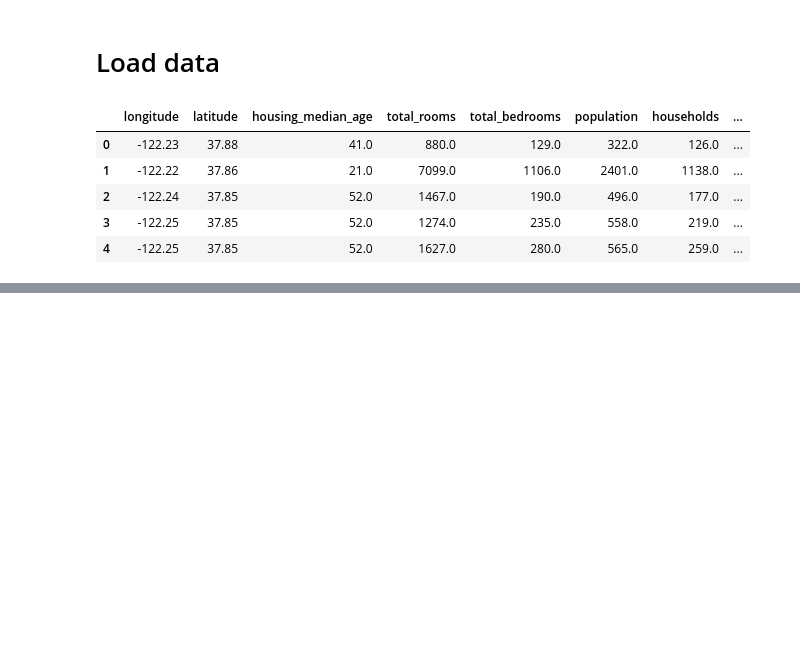
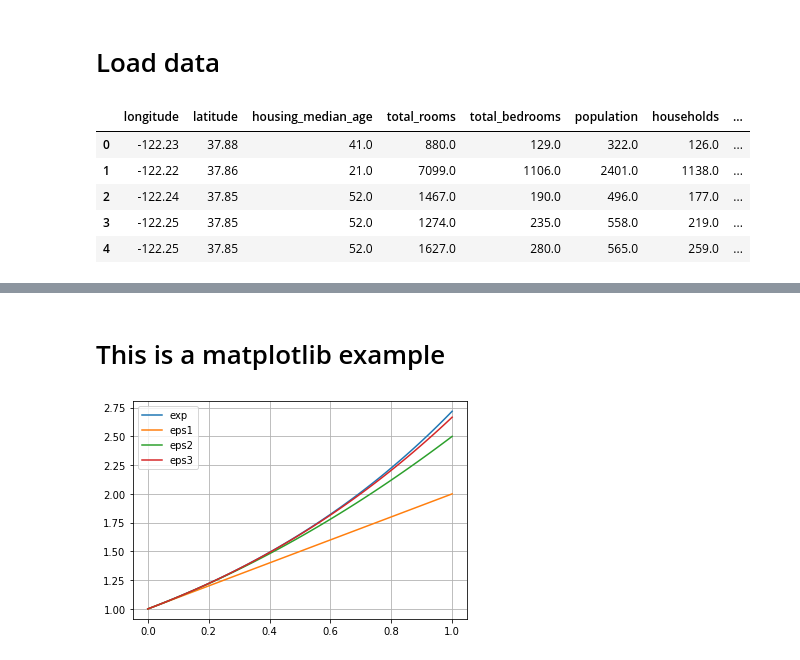
Before and after one commit to javlintor/hands-on-machine-learning, a Jupyter notebook: chapter2/Chapter2.ipynb, the cells around one changed output, grey strips where cells are left out. Drawn from its saved outputs; the diff is of its cells as text; code cells hidden in the pictures; blank space fills up the shorter version.

```diff
--- a/chapter2/Chapter2.ipynb
+++ b/chapter2/Chapter2.ipynb
@@ -39,0 +66,22 @@ housing.head()
+# %% [markdown]
+# This is a matplotlib example
+# %%
+import matplotlib.pyplot as plt
+import numpy as np
+import math
+
+x = np.linspace(0, 1, 100)
+eps1 = 1 + x
+eps2 = eps1 + x**2/2
+eps3 = eps2 + x**3/6
+fig, ax = plt.subplots()
+ax.plot(x, np.exp(x), label = "exp")
+ax.plot(x, eps1, label = "eps1")
+ax.plot(x, eps2, label = "eps2")
+ax.plot(x, eps3, label = "eps3")
+ax.grid(True)
+ax.legend()
+
+fig.savefig("figure.svg")
+# %% [output]
+[figure, added]
```
Also changed, not shown: parts of 4 cells of this notebook, 2 other files.
